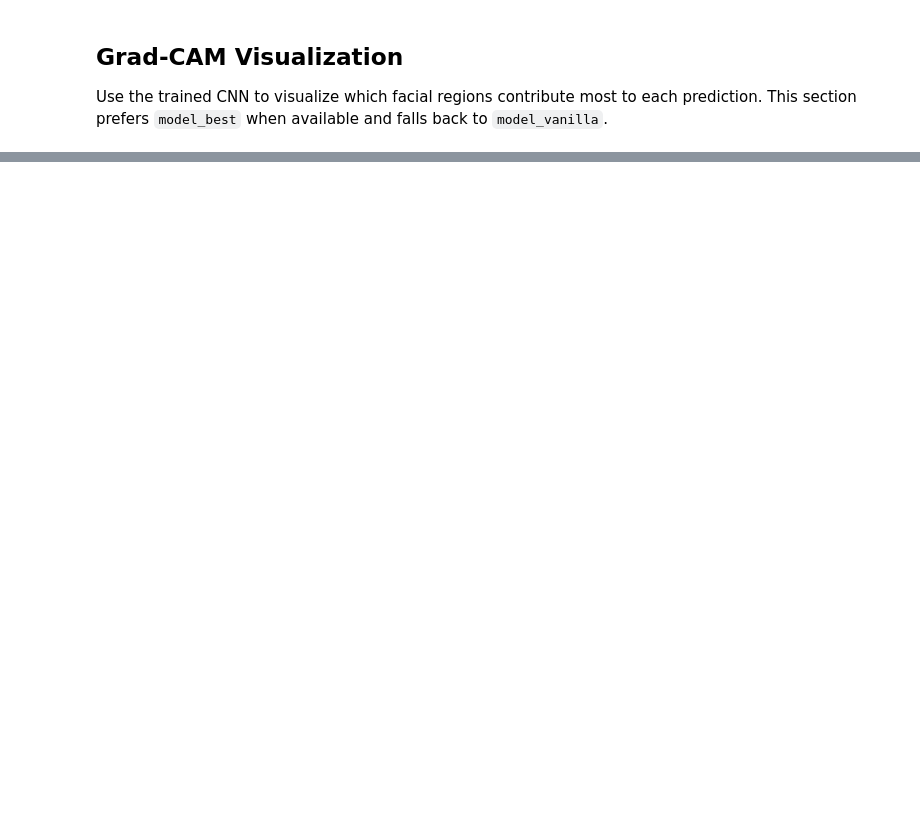
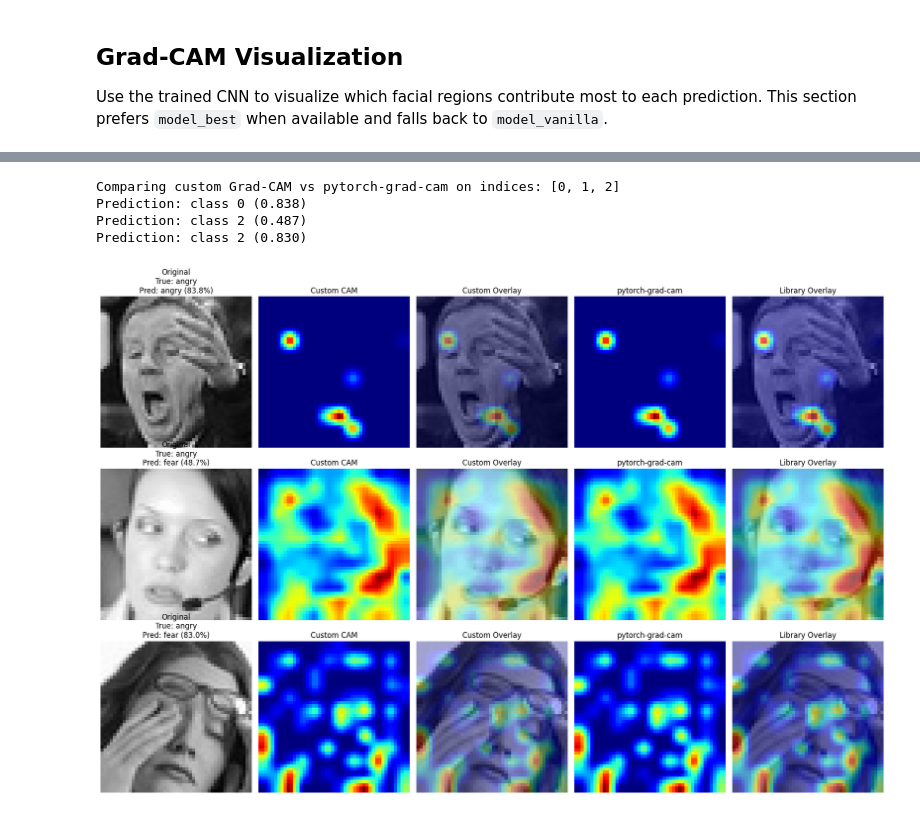
Before and after one commit to RohitPoduval1/csci5527-project, a Jupyter notebook: vanillaCNN/vanillaCNN_baseline.ipynb, the cells around one changed output, grey strips where cells are left out. Cells and saved outputs as stored; diff of their text form; code cells hidden in the pictures; blank space fills up the shorter version.

```diff
--- a/vanillaCNN/vanillaCNN_baseline.ipynb
+++ b/vanillaCNN/vanillaCNN_baseline.ipynb
@@ -515,25 +441,0 @@ Best Hyperparameters:
-# %%
-# Train final model with best hyperparameters
-best_params = best_trial.params
-print(f"\n🚀 Training Final Model with Best Optuna Hyperparameters...")
-
-model_best = VanillaCNN(
-    num_classes=len(train_dataset.classes),
-    dropout_rate=best_params['dropout_rate'],
-    fc_dropout=best_params['fc_dropout']
-).to(device)
-
-history_best = train_model(
-    model_best,
-    train_loader,
-    test_loader,
-    num_epochs=30,
-    lr=best_params['lr'],
-    patience=10,
-    use_amp=amp_enabled
-)
-
-print(f"\n✓ Final Training Complete!")
-print(f"  Best Validation Accuracy: {history_best['best_val_acc']:.2f}%")
-print(f"  Final Training Accuracy: {history_best['train_accs'][-1]:.2f}%")
-print(f"  Final Validation Accuracy: {history_best['val_accs'][-1]:.2f}%")
@@ -711,0 +514,23 @@ Sample indices: [0, 8, 9, 11, 14, 15]
+# %%
+from gradcam_utils import compare_gradcam_methods
+
+comparison_indices = gradcam_indices[:3]
+print(f"Comparing custom Grad-CAM vs pytorch-grad-cam on indices: {comparison_indices}")
+
+try:
+    _ = compare_gradcam_methods(
+        model=gradcam_model,
+        dataset=test_dataset,
+        class_names=train_dataset.classes,
+        device=device,
+        indices=comparison_indices,
+        target_layer=gradcam_target_layer,
+    )
+except ImportError as exc:
+    print(exc)
+# %% [output]
+Comparing custom Grad-CAM vs pytorch-grad-cam on indices: [0, 1, 2]
+Prediction: class 0 (0.838)
+Prediction: class 2 (0.487)
+Prediction: class 2 (0.830)
+[figure, added]
```
Also changed, not shown: parts of 11 cells of this notebook, 3 other files.
